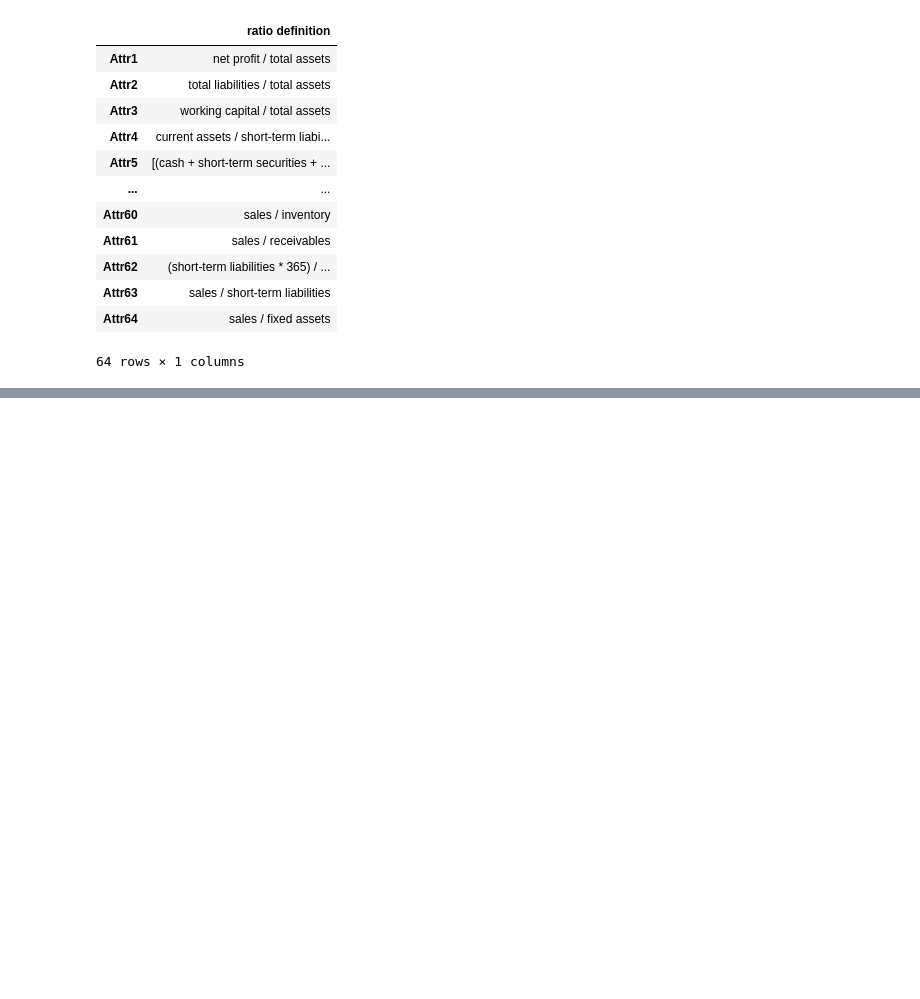
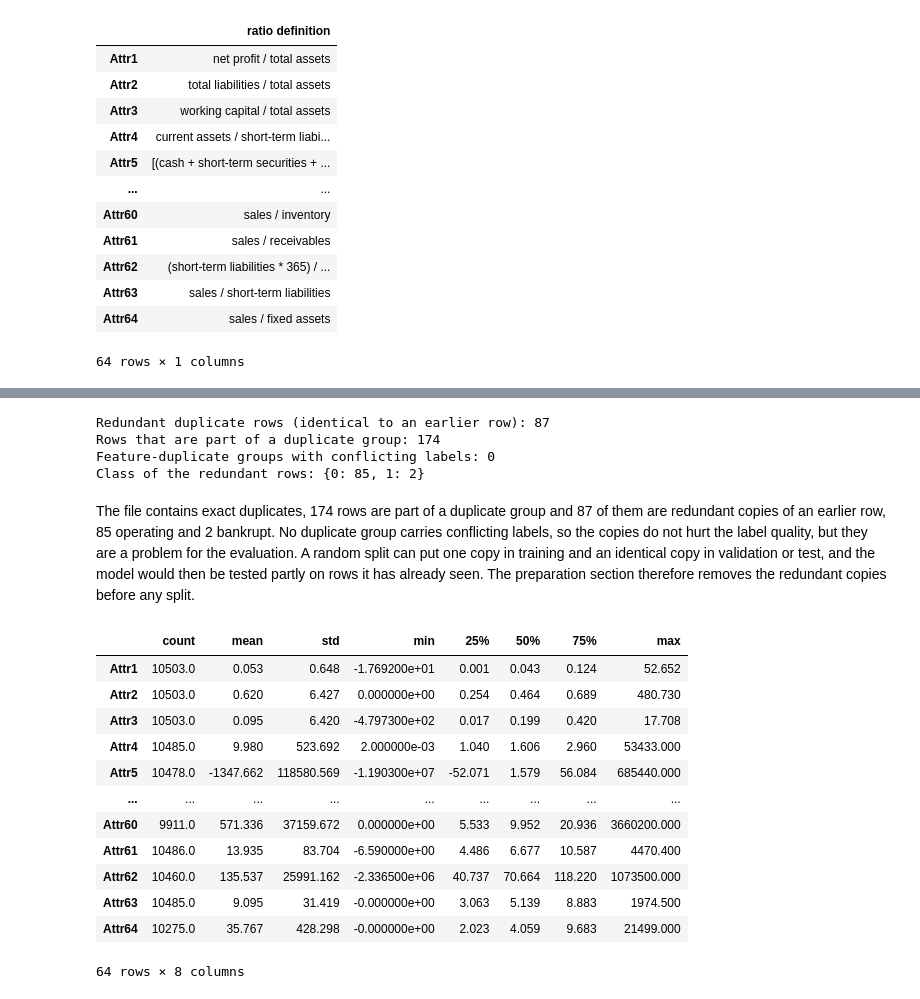
Before and after one commit to mauroreverberi/machine-learning-foundations, a Jupyter notebook: modeling.ipynb, the cells around one changed output, grey strips where cells are left out. Saved outputs shown, nothing was run; the diff lists cells and outputs as text; code cells hidden in the pictures; blank space fills up the shorter version.

```diff
--- a/modeling.ipynb
+++ b/modeling.ipynb
@@ -190,0 +259,35 @@ pd.DataFrame({"ratio definition": FEATURE_DESCRIPTIONS})
+# %%
+duplicate_rows = df.duplicated()
+in_duplicate_group = df.duplicated(keep=False)
+feature_columns = list(df.columns[:-1])
+label_conflicts = (df[df.duplicated(subset=feature_columns, keep=False)]
+                   .groupby(feature_columns, dropna=False)["bankrupt"].nunique() > 1).sum()
+
+print(f"Redundant duplicate rows (identical to an earlier row): {int(duplicate_rows.sum())}")
+print(f"Rows that are part of a duplicate group: {int(in_duplicate_group.sum())}")
+print(f"Feature-duplicate groups with conflicting labels: {int(label_conflicts)}")
+print(f"Class of the redundant rows: "
+      f"{df[duplicate_rows]['bankrupt'].value_counts().to_dict()}")
+# %% [output]
+Redundant duplicate rows (identical to an earlier row): 87
+Rows that are part of a duplicate group: 174
+Feature-duplicate groups with conflicting labels: 0
+Class of the redundant rows: {0: 85, 1: 2}
+# %% [markdown]
+The file contains exact duplicates, 174 rows are part of a duplicate group and 87 of them are redundant copies of an earlier row, 85 operating and 2 bankrupt. No duplicate group carries conflicting labels, so the copies do not hurt the label quality, but they are a problem for the evaluation. A random split can put one copy in training and an identical copy in validation or test, and the model would then be tested partly on rows it has already seen. The preparation section therefore removes the redundant copies before any split.
+# %%
+df.drop(columns="bankrupt").describe().T.round(3)
+# %% [output]
+|  | count | mean | std | min | 25% | 50% | 75% | max |
+| Attr1 | 10503.0 | 0.053 | 0.648 | -1.769200e+01 | 0.001 | 0.043 | 0.124 | 52.652 |
+| Attr2 | 10503.0 | 0.620 | 6.427 | 0.000000e+00 | 0.254 | 0.464 | 0.689 | 480.730 |
+| Attr3 | 10503.0 | 0.095 | 6.420 | -4.797300e+02 | 0.017 | 0.199 | 0.420 | 17.708 |
+| Attr4 | 10485.0 | 9.980 | 523.692 | 2.000000e-03 | 1.040 | 1.606 | 2.960 | 53433.000 |
+| Attr5 | 10478.0 | -1347.662 | 118580.569 | -1.190300e+07 | -52.071 | 1.579 | 56.084 | 685440.000 |
+| ... | ... | ... | ... | ... | ... | ... | ... | ... |
+| Attr60 | 9911.0 | 571.336 | 37159.672 | 0.000000e+00 | 5.533 | 9.952 | 20.936 | 3660200.000 |
+| Attr61 | 10486.0 | 13.935 | 83.704 | -6.590000e+00 | 4.486 | 6.677 | 10.587 | 4470.400 |
+| Attr62 | 10460.0 | 135.537 | 25991.162 | -2.336500e+06 | 40.737 | 70.664 | 118.220 | 1073500.000 |
+| Attr63 | 10485.0 | 9.095 | 31.419 | -0.000000e+00 | 3.063 | 5.139 | 8.883 | 1974.500 |
+| Attr64 | 10275.0 | 35.767 | 428.298 | -0.000000e+00 | 2.023 | 4.059 | 9.683 | 21499.000 |
+64 rows × 8 columns
```
Also changed, not shown: parts of 15 cells of this notebook.
